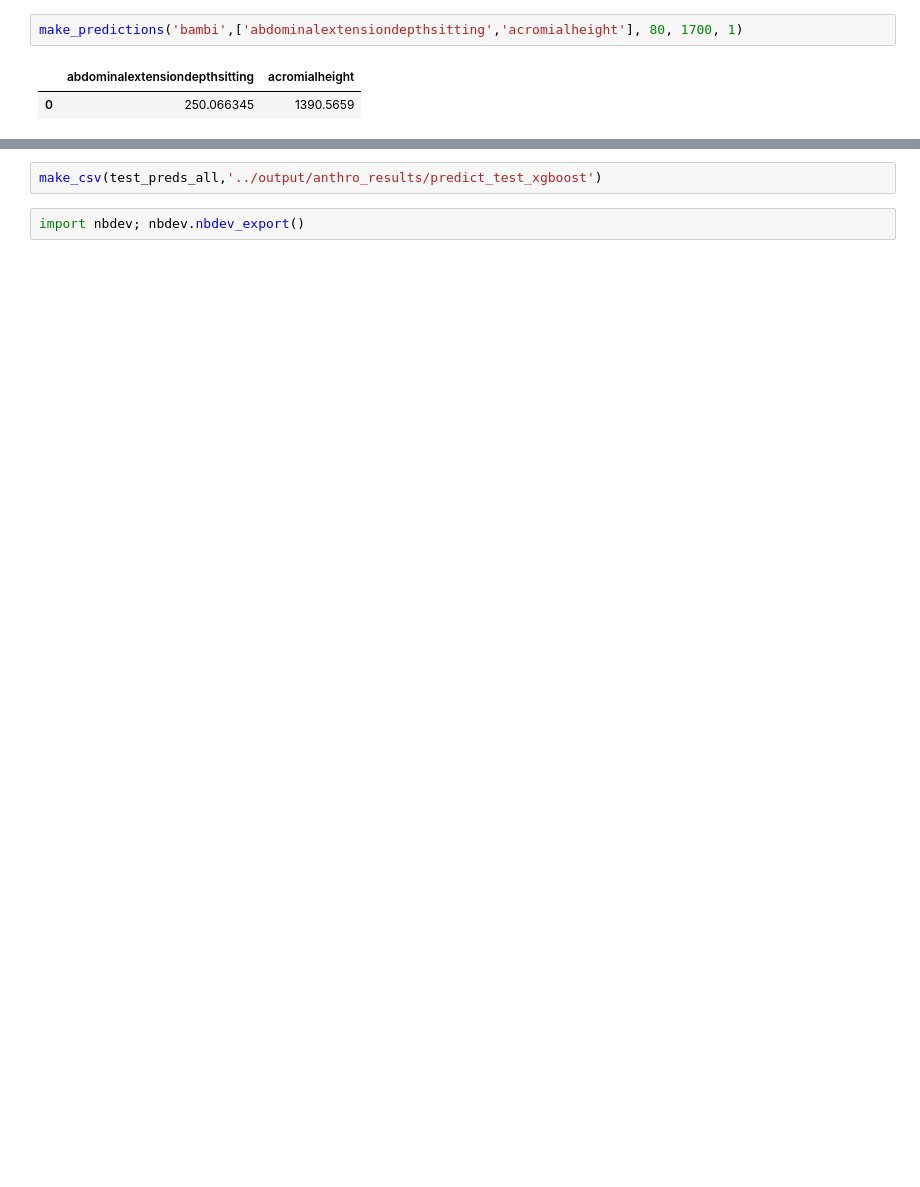
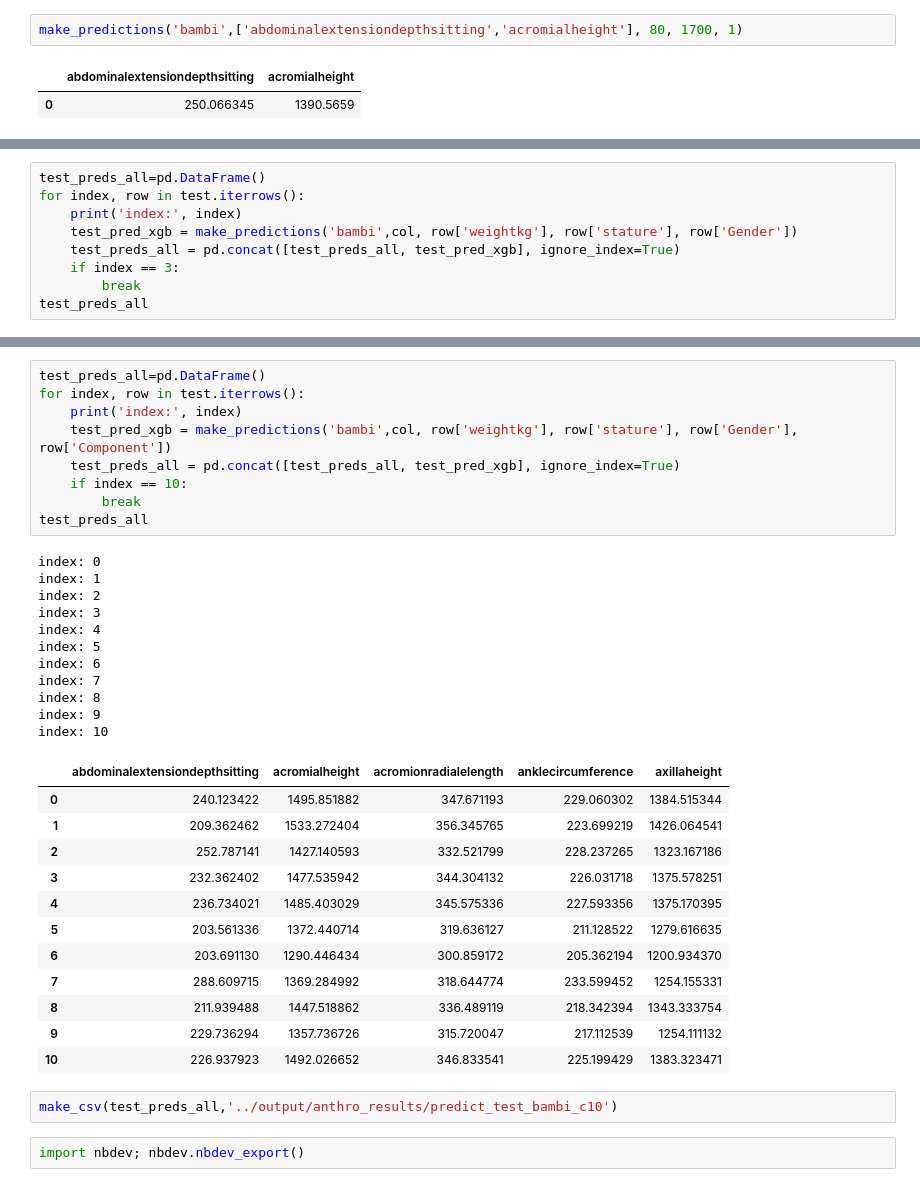
Before and after one commit to jobindjohn/anthromass, a Jupyter notebook: anthropmass/nbs/200_anthropometry.ipynb, the cells around one changed output, grey strips where cells are left out. Cells and saved outputs as stored; diff of their text form; blank space fills up the shorter version.

```diff
--- a/anthropmass/nbs/200_anthropometry.ipynb
+++ b/anthropmass/nbs/200_anthropometry.ipynb
@@ -118,0 +130,9 @@ KeyboardInterrupt:
+# %%
+test_preds_all=pd.DataFrame()
+for index, row in test.iterrows():
+    print('index:', index)
+    test_pred_xgb = make_predictions('bambi',col, row['weightkg'], row['stature'], row['Gender'])
+    test_preds_all = pd.concat([test_preds_all, test_pred_xgb], ignore_index=True)
+    if index == 3:
+        break
+test_preds_all
@@ -119,4 +149,37 @@ KeyboardInterrupt:
+# %%
+test_preds_all=pd.DataFrame()
+for index, row in test.iterrows():
+    print('index:', index)
+    test_pred_xgb = make_predictions('bambi',col, row['weightkg'], row['stature'], row['Gender'], row['Component'])
+    test_preds_all = pd.concat([test_preds_all, test_pred_xgb], ignore_index=True)
+    if index == 10:
+        break
+test_preds_all
+# %% [output]
+index: 0
+index: 1
+index: 2
+index: 3
+index: 4
+index: 5
+index: 6
+index: 7
+index: 8
+index: 9
+index: 10
+|  | abdominalextensiondepthsitting | acromialheight | acromionradialelength | anklecircumference | axillaheight |
+| 0 | 240.123422 | 1495.851882 | 347.671193 | 229.060302 | 1384.515344 |
+| 1 | 209.362462 | 1533.272404 | 356.345765 | 223.699219 | 1426.064541 |
+| 2 | 252.787141 | 1427.140593 | 332.521799 | 228.237265 | 1323.167186 |
+| 3 | 232.362402 | 1477.535942 | 344.304132 | 226.031718 | 1375.578251 |
+| 4 | 236.734021 | 1485.403029 | 345.575336 | 227.593356 | 1375.170395 |
+| 5 | 203.561336 | 1372.440714 | 319.636127 | 211.128522 | 1279.616635 |
+| 6 | 203.691130 | 1290.446434 | 300.859172 | 205.362194 | 1200.934370 |
+| 7 | 288.609715 | 1369.284992 | 318.644774 | 233.599452 | 1254.155331 |
+| 8 | 211.939488 | 1447.518862 | 336.489119 | 218.342394 | 1343.333754 |
+| 9 | 229.736294 | 1357.736726 | 315.720047 | 217.112539 | 1254.111132 |
+| 10 | 226.937923 | 1492.026652 | 346.833541 | 225.199429 | 1383.323471 |
 # %%
-make_csv(test_preds_all,'../output/anthro_results/predict_test_xgboost')
+make_csv(test_preds_all,'../output/anthro_results/predict_test_bambi_c10')
 # %%
 import nbdev; nbdev.nbdev_export()
```
Also changed, not shown: parts of 13 cells of this notebook, 3 other files.
